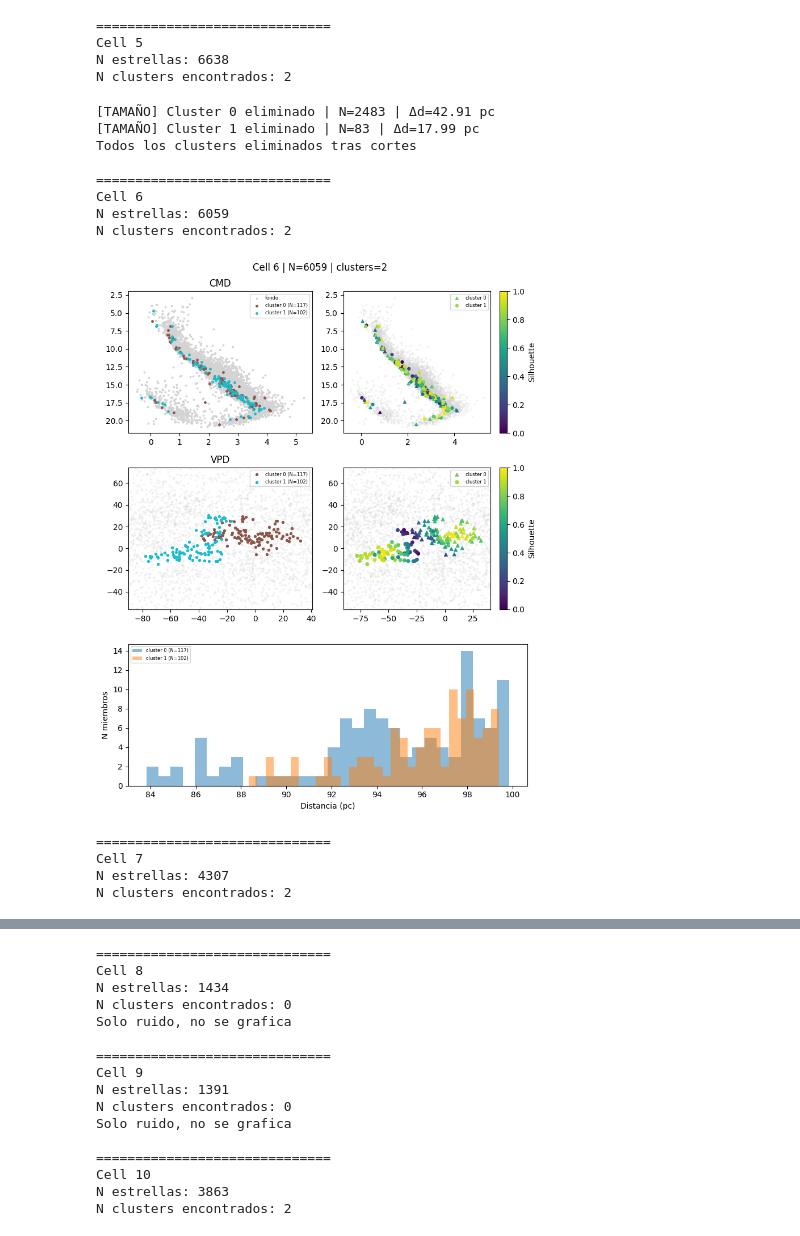
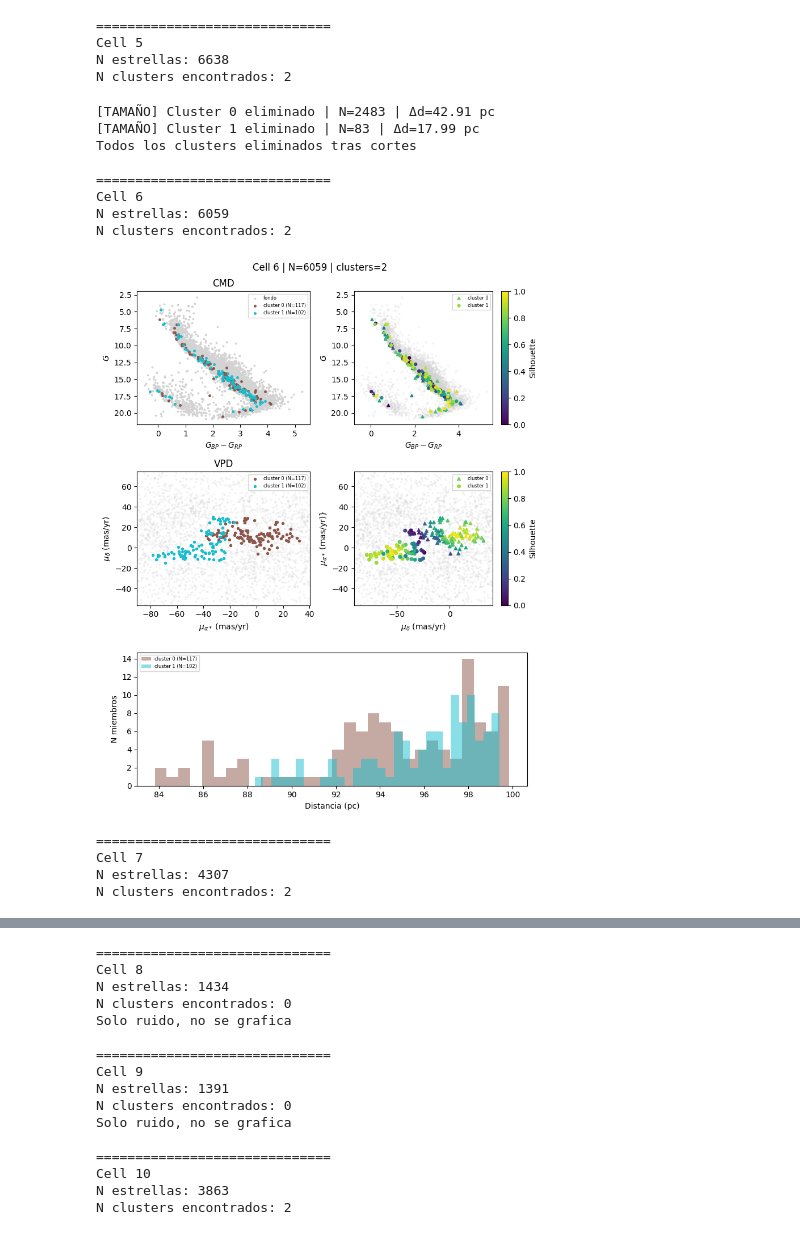
Before and after one commit to Brunelleschk1/Personal-projects, a Jupyter notebook: Proyectos de Astronomía/Laboratorio 4/64Regiones.ipynb, the cells around one changed output, grey strips where cells are left out. Saved outputs shown, nothing was run; the diff lists cells and outputs as text; code cells hidden in the pictures.

```diff
--- a/Proyectos de Astronomía/Laboratorio 4/64Regiones.ipynb
+++ b/Proyectos de Astronomía/Laboratorio 4/64Regiones.ipynb
@@ -71,10 +60,13 @@ results = []
 # %%
+clustering_on = ['pmra','pmdec','dist_pc']
+unique_ids = set()
+results = []
+
 for cell_id in tqdm(sorted(df["cell_id"].unique())):
 
     df_cell = df[df["cell_id"] == cell_id].copy()
 
     n_stars = len(df_cell)
-    total_input += n_stars
     unique_ids.update(df_cell.index)
 
     print("\n==============================")
@@ -96,7 +88,7 @@ for cell_id in tqdm(sorted(df["cell_id"].unique())):
     unique_labels = set(labels)
     n_clusters = len(unique_labels) - (1 if -1 in unique_labels else 0)
     print(f"N clusters encontrados: {n_clusters}")
-    total_processed += len(df_cell)
+
     if n_clusters == 0:
         print("Solo ruido, no se grafica")
         results.append(df_cell)
@@ -119,14 +111,14 @@ for cell_id in tqdm(sorted(df["cell_id"].unique())):
     # CORTE POR TAMAÑO
     for lab in list(cluster_sizes.keys()):
         size = cluster_sizes[lab]
-        if size > 1100:
+        if size > 1050:
             cond = df_cell["label_hb"] == lab
             extension = df_cell.loc[cond, "dist_pc"].max() - df_cell.loc[cond, "dist_pc"].min()
             print(f"[TAMAÑO] Cluster {lab} eliminado | N={size} | Δd={extension:.2f} pc")
             df_cell.loc[cond, "label_hb"] = -1
             del cluster_sizes[lab]
 
-        elif size < 85:
+        elif size < 95:
             cond = df_cell["label_hb"] == lab
             extension = df_cell.loc[cond, "dist_pc"].max() - df_cell.loc[cond, "dist_pc"].min()
             print(f"[TAMAÑO] Cluster {lab} eliminado | N={size} | Δd={extension:.2f} pc")
@@ -145,7 +137,8 @@ for cell_id in tqdm(sorted(df["cell_id"].unique())):
             # eliminar del diccionario
             del cluster_sizes[lab]
 
-    # CORTE POR MONOTONÍA
+
+    ################ CORTE POR MONOTONÍA
     for lab in list(cluster_sizes.keys()):
         cond = df_cell["label_hb"] == lab
         dist_cluster = df_cell.loc[cond, "dist_pc"]
@@ -217,12 +210,16 @@ for cell_id in tqdm(sorted(df["cell_id"].unique())):
     ax_cmd.invert_yaxis()
     ax_cmd.set_title("CMD")
     ax_cmd.legend(fontsize=6)
+    ax_cmd.set_xlabel(r"$G_{BP} - G_{RP}$")
+    ax_cmd.set_ylabel(r"$G$")
 
     # CMD silueta
     sil_threshold = 0.1
     mask_bad = (df_cell["silhouette"] < sil_threshold) | (df_cell["label_hb"] == -1)
     ax_cmd_sil.scatter(df_cell["bp_rp"][mask_bad],df_cell["phot_g_mean_mag"][mask_bad],c='lightgray',s=3,alpha=0.2)
     ax_cmd_sil.invert_yaxis()
+    ax_cmd_sil.set_xlabel(r"$G_{BP} - G_{RP}$")
+    ax_cmd_sil.set_ylabel(r"$G$")
 
     # clusters individualmente
     for i, lab in enumerate(cluster_sizes):
@@ -252,6 +249,8 @@ for cell_id in tqdm(sorted(df["cell_id"].unique())):
         cond = df_cell["label_hb"] == lab
         ax_vpd.scatter(df_cell["pmra_rel"][cond],df_cell["pmdec_rel"][cond],
             s=8,color=color_map[lab],label=f"cluster {lab} (N={cluster_sizes[lab]})")
+    ax_vpd.set_xlabel(r"$\mu_{\alpha*}$ (mas/yr)")
+    ax_vpd.set_ylabel(r"$\mu_{\delta}$ (mas/yr)")
 
     # zoom
     ax_vpd.set_xlim(pmra_center - r_max, pmra_center + r_max)
@@ -280,6 +279,8 @@ for cell_id in tqdm(sorted(df["cell_id"].unique())):
     cbar2 = plt.colorbar(sc1, ax=ax_vpd_sil)
     cbar2.set_label("Silhouette")
     ax_vpd_sil.legend(fontsize = 6)
+    ax_vpd_sil.set_ylabel(r"$\mu_{\alpha*}$ (mas/yr)}")
+    ax_vpd_sil.set_xlabel(r"$\mu_{\delta}$ (mas/yr)")
 
     # mismo zoom
     ax_vpd_sil.set_xlim(pmra_center - r_max, pmra_center + r_max)
@@ -289,7 +290,7 @@ for cell_id in tqdm(sorted(df["cell_id"].unique())):
     for lab in cluster_sizes:
         cond = df_cell["label_hb"] == lab
 
-        ax_hist.hist( df_cell["dist_pc"][cond],bins=30, alpha=0.5,
+        ax_hist.hist( df_cell["dist_pc"][cond],bins=30, alpha=0.5,color=color_map[lab],
                      label=f"cluster {lab} (N={cluster_sizes[lab]})")
 
     #ax_hist.set_yscale("log")
@@ -303,14 +304,6 @@ for cell_id in tqdm(sorted(df["cell_id"].unique())):
     results.append(df_cell)
 
 df_final = pd.concat(results)
-
-print("\n==============================")
-print("CHECK GLOBAL")
-print(f"Total entrada (sumado): {total_input}")
-print(f"Total procesado (sumado): {total_processed}")
-print(f"Total final filas: {len(df_final)}")
-print(f"Total estrellas únicas procesadas: {len(unique_ids)}")
-print(f"Índices únicos en df_final: {df_final.index.nunique()}")
 # %% [output]
 ==============================
 Cell 1
@@ -341,16 +334,16 @@ N clusters encontrados: 2
 ==============================
 Cell 5
 N estrellas: 6638
 N clusters encontrados: 2
 [TAMAÑO] Cluster 0 eliminado | N=2483 | Δd=42.91 pc
 [TAMAÑO] Cluster 1 eliminado | N=83 | Δd=17.99 pc
 Todos los clusters eliminados tras cortes
 
 ==============================
 Cell 6
 N estrellas: 6059
 N clusters encontrados: 2
-[figure, old version]
+[figure, new version]
 ==============================
 Cell 7
 N estrellas: 4307
```
Also changed, not shown: parts of 5 cells of this notebook, 1 other file.
